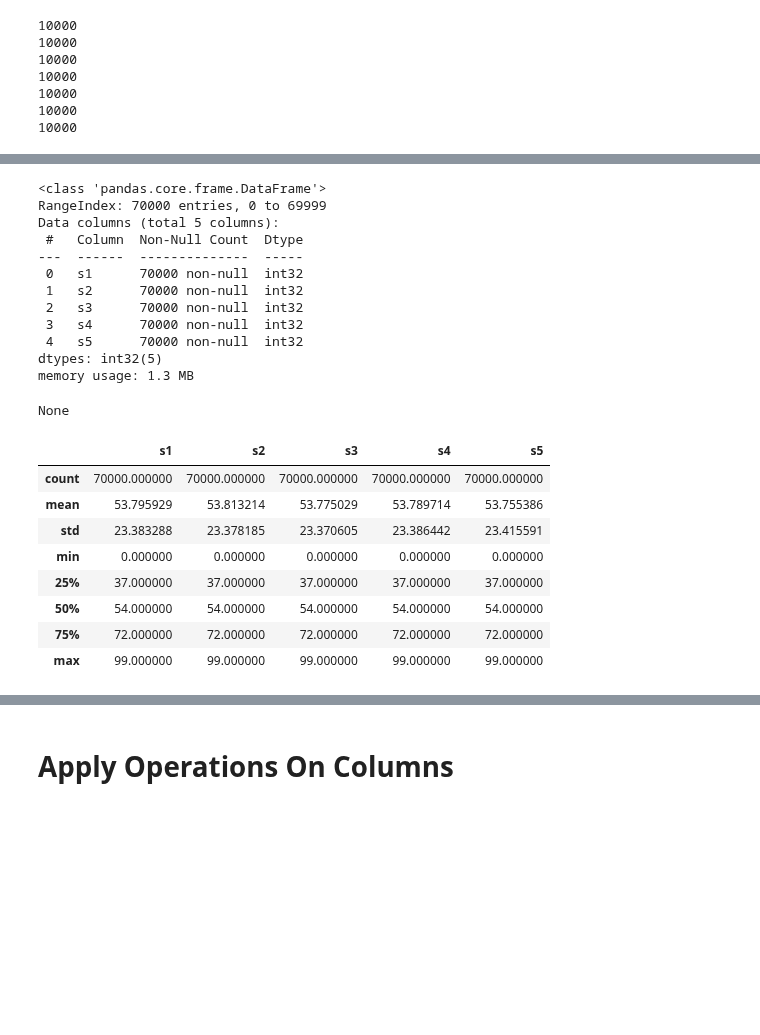
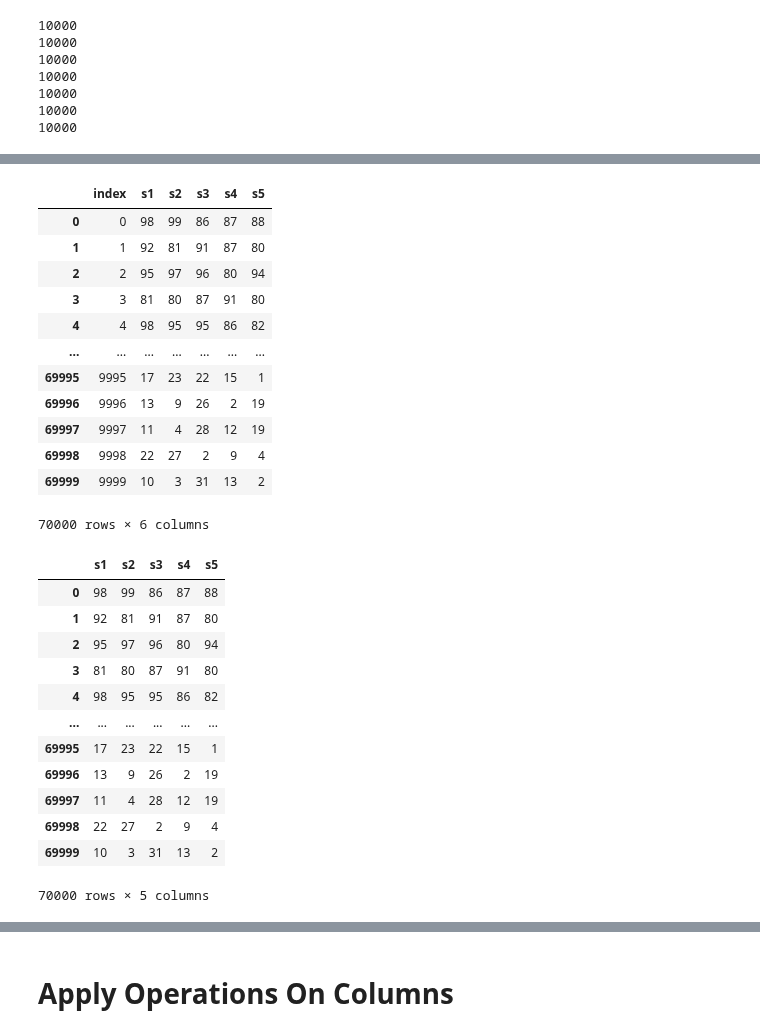
Before and after one commit to AhmedShaykh/NumPy-And-Pandas, a Jupyter notebook: pandas2.ipynb, the cells around one changed output, grey strips where cells are left out. Drawn from its saved outputs; the diff is of its cells as text; code cells hidden in the pictures; blank space fills up the shorter version.

```diff
--- a/pandas2.ipynb
+++ b/pandas2.ipynb
@@ -144,30 +151,36 @@ ss6
 # %%
-df : pd.DataFrame = pd.concat([ss1,ss2,ss3,ss4,ss5,ss6,ss7]).reset_index(drop=True);
+df : pd.DataFrame = pd.concat([ss1,ss2,ss3,ss4,ss5,ss6,ss7]).reset_index();
 
-display(df.info());
+df
 # %% [output]
+|  | index | s1 | s2 | s3 | s4 | s5 |
+| 0 | 0 | 98 | 99 | 86 | 87 | 88 |
+| 1 | 1 | 92 | 81 | 91 | 87 | 80 |
+| 2 | 2 | 95 | 97 | 96 | 80 | 94 |
+| 3 | 3 | 81 | 80 | 87 | 91 | 80 |
+| 4 | 4 | 98 | 95 | 95 | 86 | 82 |
+| ... | ... | ... | ... | ... | ... | ... |
+| 69995 | 9995 | 17 | 23 | 22 | 15 | 1 |
+| 69996 | 9996 | 13 | 9 | 26 | 2 | 19 |
+| 69997 | 9997 | 11 | 4 | 28 | 12 | 19 |
+| 69998 | 9998 | 22 | 27 | 2 | 9 | 4 |
+| 69999 | 9999 | 10 | 3 | 31 | 13 | 2 |
-<class 'pandas.core.frame.DataFrame'>
-RangeIndex: 70000 entries, 0 to 69999
-Data columns (total 5 columns):
- #   Column  Non-Null Count  Dtype
----  ------  --------------  -----
- 0   s1      70000 non-null  int32
- 1   s2      70000 non-null  int32
- 2   s3      70000 non-null  int32
- 3   s4      70000 non-null  int32
- 4   s5      70000 non-null  int32
-dtypes: int32(5)
-memory usage: 1.3 MB
+70000 rows × 6 columns
-None
-# %%
-display(df.describe());
-# %% [output]
-|  | s1 | s2 | s3 | s4 | s5 |
-| count | 70000.000000 | 70000.000000 | 70000.000000 | 70000.000000 | 70000.000000 |
-| mean | 53.795929 | 53.813214 | 53.775029 | 53.789714 | 53.755386 |
-| std | 23.383288 | 23.378185 | 23.370605 | 23.386442 | 23.415591 |
-| min | 0.000000 | 0.000000 | 0.000000 | 0.000000 | 0.000000 |
-| 25% | 37.000000 | 37.000000 | 37.000000 | 37.000000 | 37.000000 |
-| 50% | 54.000000 | 54.000000 | 54.000000 | 54.000000 | 54.000000 |
-| 75% | 72.000000 | 72.000000 | 72.000000 | 72.000000 | 72.000000 |
-| max | 99.000000 | 99.000000 | 99.000000 | 99.000000 | 99.000000 |
+# %%
+df : pd.DataFrame = pd.concat([ss1,ss2,ss3,ss4,ss5,ss6,ss7]).reset_index(drop = True); # Remove Old Index Column
+
+df
+# %% [output]
+|  | s1 | s2 | s3 | s4 | s5 |
+| 0 | 98 | 99 | 86 | 87 | 88 |
+| 1 | 92 | 81 | 91 | 87 | 80 |
+| 2 | 95 | 97 | 96 | 80 | 94 |
+| 3 | 81 | 80 | 87 | 91 | 80 |
+| 4 | 98 | 95 | 95 | 86 | 82 |
+| ... | ... | ... | ... | ... | ... |
+| 69995 | 17 | 23 | 22 | 15 | 1 |
+| 69996 | 13 | 9 | 26 | 2 | 19 |
+| 69997 | 11 | 4 | 28 | 12 | 19 |
+| 69998 | 22 | 27 | 2 | 9 | 4 |
+| 69999 | 10 | 3 | 31 | 13 | 2 |
+70000 rows × 5 columns
```
Also changed, not shown: parts of 17 cells of this notebook, 1 other file.
